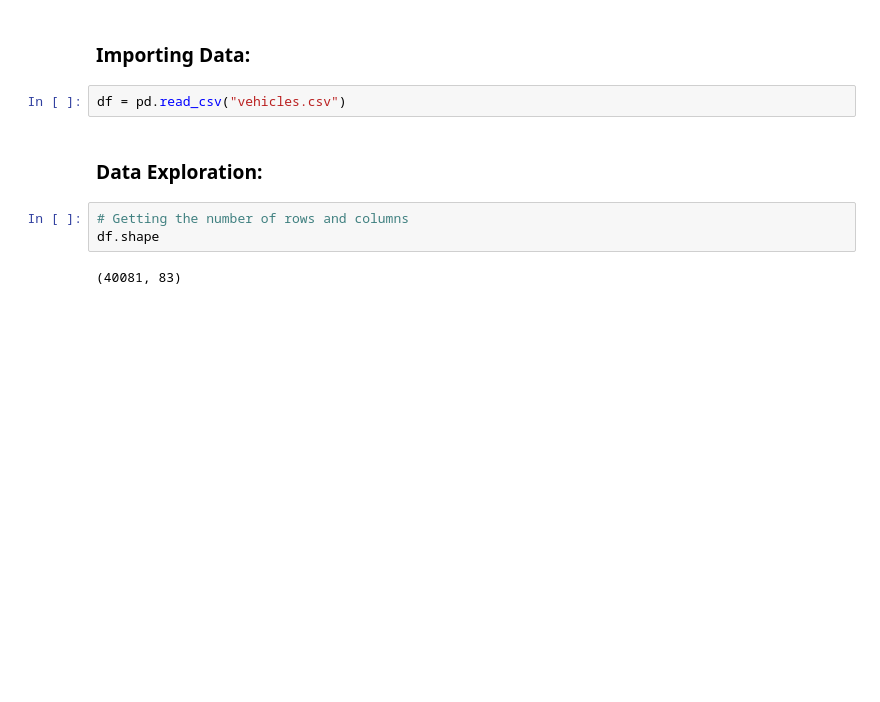
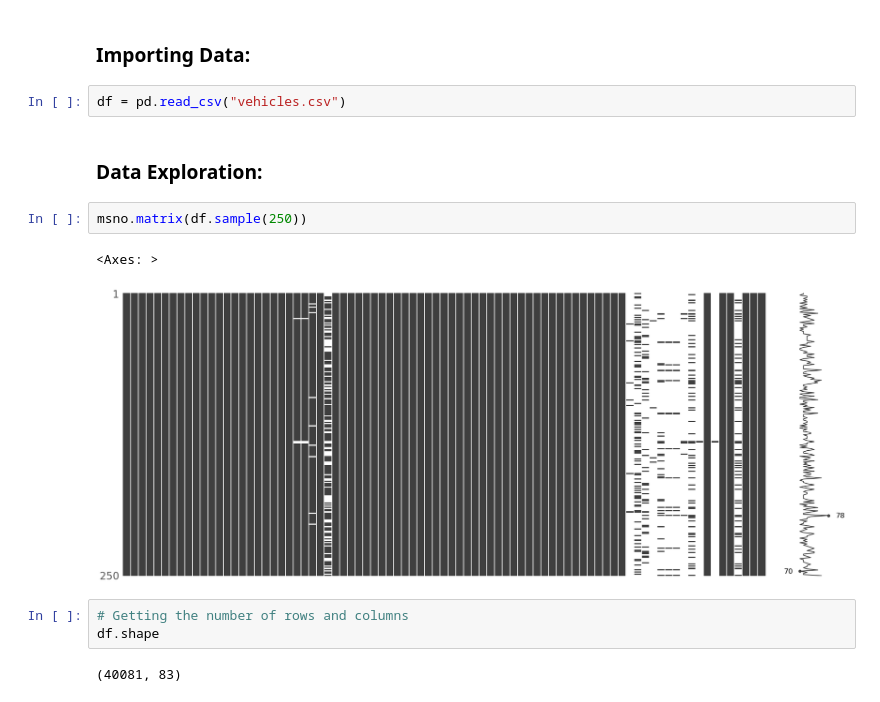
Before and after one commit to alkhalifas/cs6140-machine-learning, a Jupyter notebook: assignment1/assignment1_eda.ipynb, the cells around one changed output. Drawn from its saved outputs; the diff is of its cells as text; blank space fills up the shorter version.

```diff
--- a/assignment1/assignment1_eda.ipynb
+++ b/assignment1/assignment1_eda.ipynb
@@ -19,6 +21,11 @@ import matplotlib.pyplot as plt
 df = pd.read_csv("vehicles.csv")
 # %% [markdown]
 ### Data Exploration:
+# %%
+msno.matrix(df.sample(250))
+# %% [output]
+<Axes: >
+[figure, added]
 # %%
 # Getting the number of rows and columns
 df.shape
```
Also changed, not shown: parts of 16 cells of this notebook, 1 other file.
